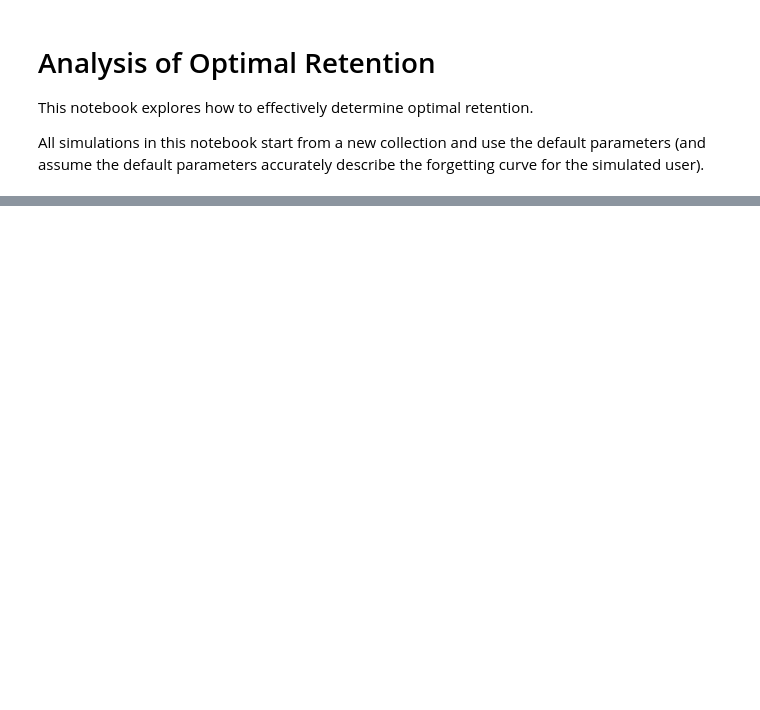
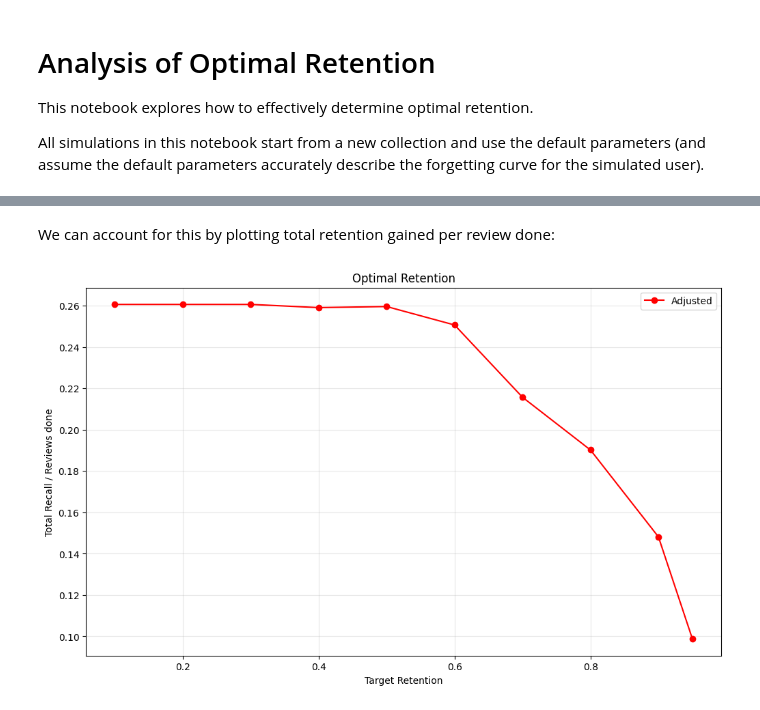
Before and after one commit to a913cb82/fsrs-experiments, a Jupyter notebook: notebooks/Optimal_Retention.ipynb, the cells around one changed output, grey strips where cells are left out. Cells and saved outputs as stored; diff of their text form; code cells hidden in the pictures; blank space fills up the shorter version.

```diff
--- a/notebooks/Optimal_Retention.ipynb
+++ b/notebooks/Optimal_Retention.ipynb
@@ -62,0 +68,17 @@ Simulating ret=0.95...
+# %% [markdown]
+We can account for this by plotting total retention gained per review done:
+# %%
+scaled_metrics = [m["total_retention"] / m["review_count"] for m in metrics]
+
+# Plot Adjusted Curves
+plt.figure(figsize=(12, 7))
+plt.plot(retentions, scaled_metrics, marker="o", color="red", label="Adjusted")
+
+plt.title("Optimal Retention")
+plt.xlabel("Target Retention")
+plt.ylabel("Total Recall / Reviews done")
+plt.legend()
+plt.grid(True, alpha=0.3)
+plt.show()
+# %% [output]
+[figure, added]
```
Also changed, not shown: parts of 12 cells of this notebook, 2 other files.
